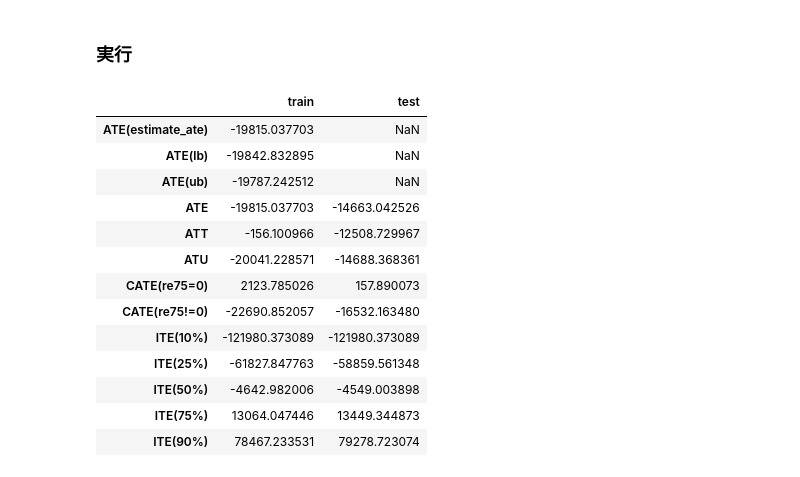
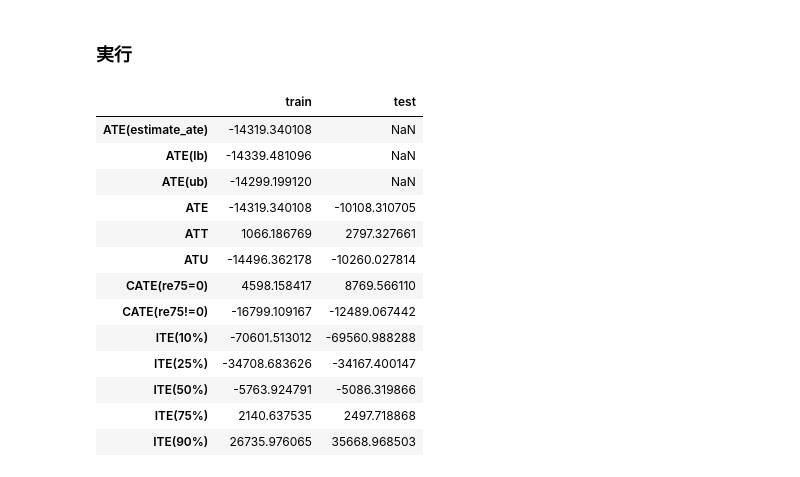
Before and after one commit to yurayuramen/try-causal-inference, a Jupyter notebook: notebook/効果検証入門/3章Lalando/Lalando-CausalML.ipynb, the cells around one changed output. Cells and saved outputs as stored; diff of their text form; code cells hidden in the pictures.

```diff
--- a/notebook/効果検証入門/3章Lalando/Lalando-CausalML.ipynb
+++ b/notebook/効果検証入門/3章Lalando/Lalando-CausalML.ipynb
@@ -348,50 +352,48 @@ run_s(X=X, y=y, z=z, model=outcome_model)
 # %% [markdown]
 ## R-Learner
 # %%
-def run_r(X, z, y, outcome_model):
-    learner = BaseRLearner(learner=outcome_model)
+def run_r(X, z, y, outcome_model, ps_model):
+    learner = BaseRLearner(learner=outcome_model, propensity_learner=ps_model)
     return calc_effects(learner=learner, X=X, z=z, y=y)
 # %% [markdown]
 ### 実行
 # %%
 data = data1.copy()
 
-regressor = HuberRegressor(alpha=0.0001, epsilon=1.7, fit_intercept=True, max_iter=100,
-               tol=1e-05, warm_start=False)
 outcome_model = GradientBoostingRegressor(alpha=0.9, ccp_alpha=0.0, criterion='friedman_mse',
-                          init=None, learning_rate=0.2, loss='ls', max_depth=4,
+                          init=None, learning_rate=0.05, loss='ls', max_depth=4,
                           max_features='log2', max_leaf_nodes=None,
                           min_impurity_decrease=0.3, min_impurity_split=None,
-                          min_samples_leaf=3, min_samples_split=9,
-                          min_weight_fraction_leaf=0.0, n_estimators=20,
+                          min_samples_leaf=1, min_samples_split=5,
+                          min_weight_fraction_leaf=0.0, n_estimators=80,
                           n_iter_no_change=None, presort='deprecated',
-                          subsample=0.65, tol=0.0001,
-                          validation_fraction=0.1, verbose=0, warm_start=False,
-                            random_state=0
-                                         )
+                          random_state=7328, subsample=0.75, tol=0.0001,
+                          validation_fraction=0.1, verbose=0, warm_start=False)
+
+ps_model = LinearDiscriminantAnalysis()
 
 x_names = ['re74', 're75', 'age', 'education', 'black',
                 'hispanic', 'nodegree', 'married']
 z_name = 'treat'
 y_name = 're78'
 
 X = data[ x_names ]
 z = data[ z_name ]
 y = data[ y_name ]
 
-run_r(X=X, y=y, z=z, outcome_model=outcome_model)
+run_r(X=X, y=y, z=z, outcome_model=outcome_model, ps_model=ps_model)
 # %% [output]
 |  | train | test |
-| ATE(estimate_ate) | -19815.037703 | NaN |
-| ATE(lb) | -19842.832895 | NaN |
-| ATE(ub) | -19787.242512 | NaN |
-| ATE | -19815.037703 | -14663.042526 |
-| ATT | -156.100966 | -12508.729967 |
-| ATU | -20041.228571 | -14688.368361 |
-| CATE(re75=0) | 2123.785026 | 157.890073 |
-| CATE(re75!=0) | -22690.852057 | -16532.163480 |
-| ITE(10%) | -121980.373089 | -121980.373089 |
-| ITE(25%) | -61827.847763 | -58859.561348 |
-| ITE(50%) | -4642.982006 | -4549.003898 |
-| ITE(75%) | 13064.047446 | 13449.344873 |
-| ITE(90%) | 78467.233531 | 79278.723074 |
+| ATE(estimate_ate) | -14319.340108 | NaN |
+| ATE(lb) | -14339.481096 | NaN |
+| ATE(ub) | -14299.199120 | NaN |
+| ATE | -14319.340108 | -10108.310705 |
+| ATT | 1066.186769 | 2797.327661 |
+| ATU | -14496.362178 | -10260.027814 |
+| CATE(re75=0) | 4598.158417 | 8769.566110 |
+| CATE(re75!=0) | -16799.109167 | -12489.067442 |
+| ITE(10%) | -70601.513012 | -69560.988288 |
+| ITE(25%) | -34708.683626 | -34167.400147 |
+| ITE(50%) | -5763.924791 | -5086.319866 |
+| ITE(75%) | 2140.637535 | 2497.718868 |
+| ITE(90%) | 26735.976065 | 35668.968503 |
```
Also changed, not shown: parts of 4 cells of this notebook, 1 other file.
